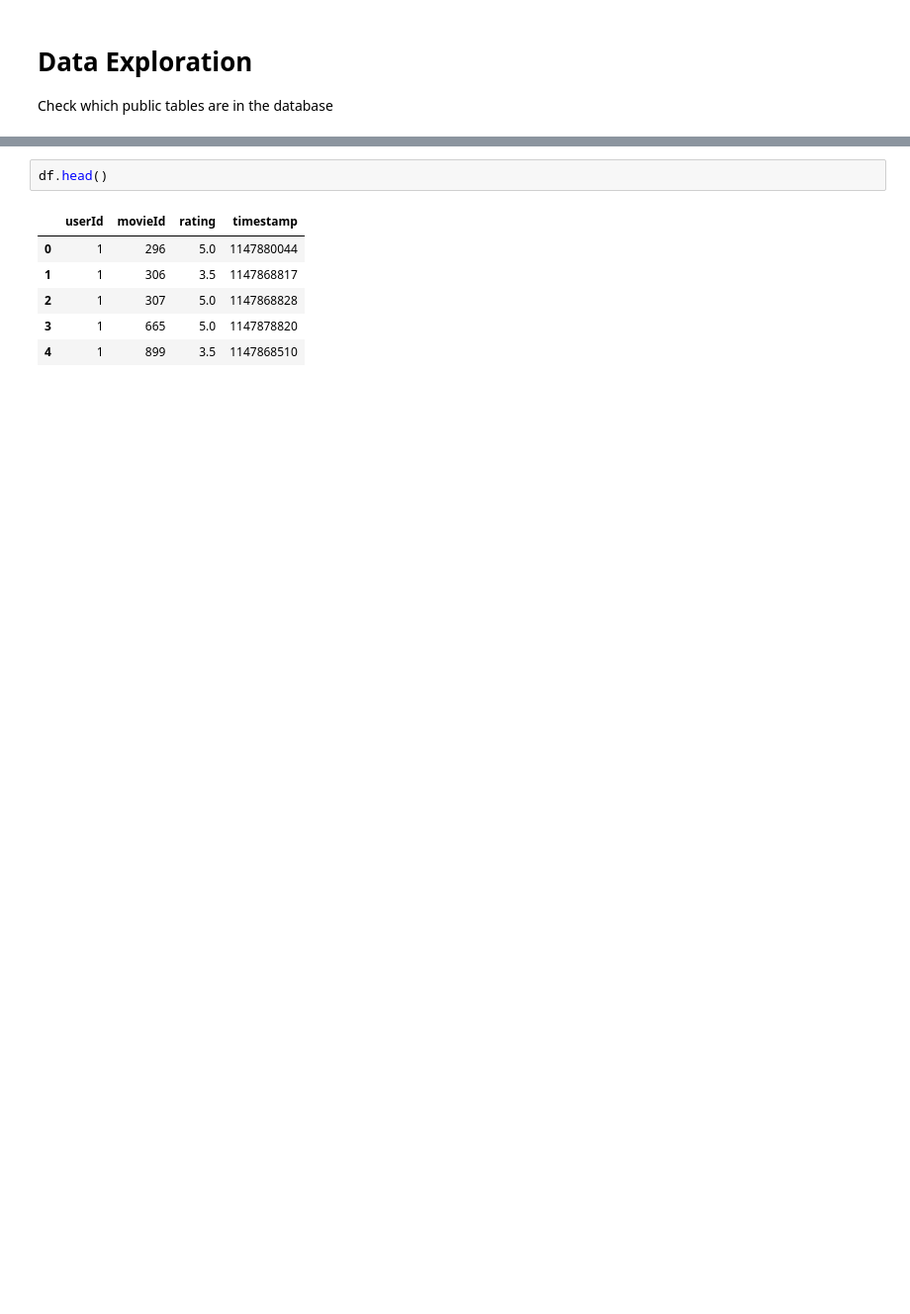
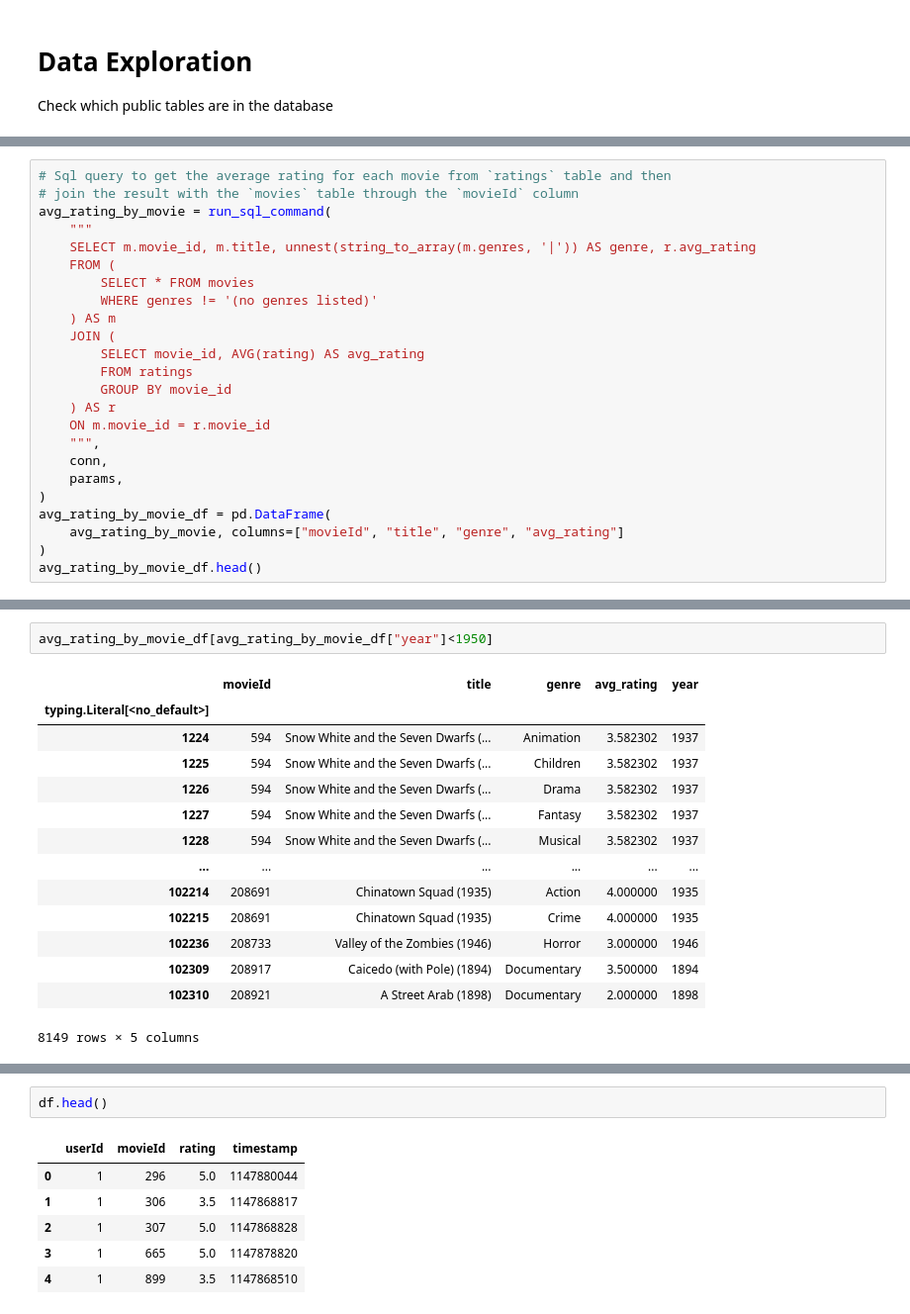
Before and after one commit to lorenz-gorini/bbva_assignment, a Jupyter notebook: notebooks/get_dataset.ipynb, the cells around one changed output, grey strips where cells are left out. Shown at 99% size. Cells and saved outputs as stored; diff of their text form; blank space fills up the shorter version.

```diff
--- a/notebooks/get_dataset.ipynb
+++ b/notebooks/get_dataset.ipynb
@@ -53,0 +342,24 @@ print(record)
+# %%
+# Sql query to get the average rating for each movie from `ratings` table and then
+# join the result with the `movies` table through the `movieId` column
+avg_rating_by_movie = run_sql_command(
+    """
+    SELECT m.movie_id, m.title, unnest(string_to_array(m.genres, '|')) AS genre, r.avg_rating
+    FROM (
+        SELECT * FROM movies
+        WHERE genres != '(no genres listed)'
+    ) AS m
+    JOIN (
+        SELECT movie_id, AVG(rating) AS avg_rating
+        FROM ratings
+        GROUP BY movie_id
+    ) AS r
+    ON m.movie_id = r.movie_id
+    """,
+    conn,
+    params,
+)
+avg_rating_by_movie_df = pd.DataFrame(
+    avg_rating_by_movie, columns=["movieId", "title", "genre", "avg_rating"]
+)
+avg_rating_by_movie_df.head()
@@ -53,0 +400,17 @@ print(record)
+# %%
+avg_rating_by_movie_df[avg_rating_by_movie_df["year"]<1950]
+# %% [output]
+|  | movieId | title | genre | avg_rating | year |
+| typing.Literal[<no_default>] |  |  |  |  |  |
+| 1224 | 594 | Snow White and the Seven Dwarfs (... | Animation | 3.582302 | 1937 |
+| 1225 | 594 | Snow White and the Seven Dwarfs (... | Children | 3.582302 | 1937 |
+| 1226 | 594 | Snow White and the Seven Dwarfs (... | Drama | 3.582302 | 1937 |
+| 1227 | 594 | Snow White and the Seven Dwarfs (... | Fantasy | 3.582302 | 1937 |
+| 1228 | 594 | Snow White and the Seven Dwarfs (... | Musical | 3.582302 | 1937 |
+| ... | ... | ... | ... | ... | ... |
+| 102214 | 208691 | Chinatown Squad (1935) | Action | 4.000000 | 1935 |
+| 102215 | 208691 | Chinatown Squad (1935) | Crime | 4.000000 | 1935 |
+| 102236 | 208733 | Valley of the Zombies (1946) | Horror | 3.000000 | 1946 |
+| 102309 | 208917 | Caicedo (with Pole) (1894) | Documentary | 3.500000 | 1894 |
+| 102310 | 208921 | A Street Arab (1898) | Documentary | 2.000000 | 1898 |
+8149 rows × 5 columns
```
Also changed, not shown: parts of 53 cells of this notebook, 2 other files.
